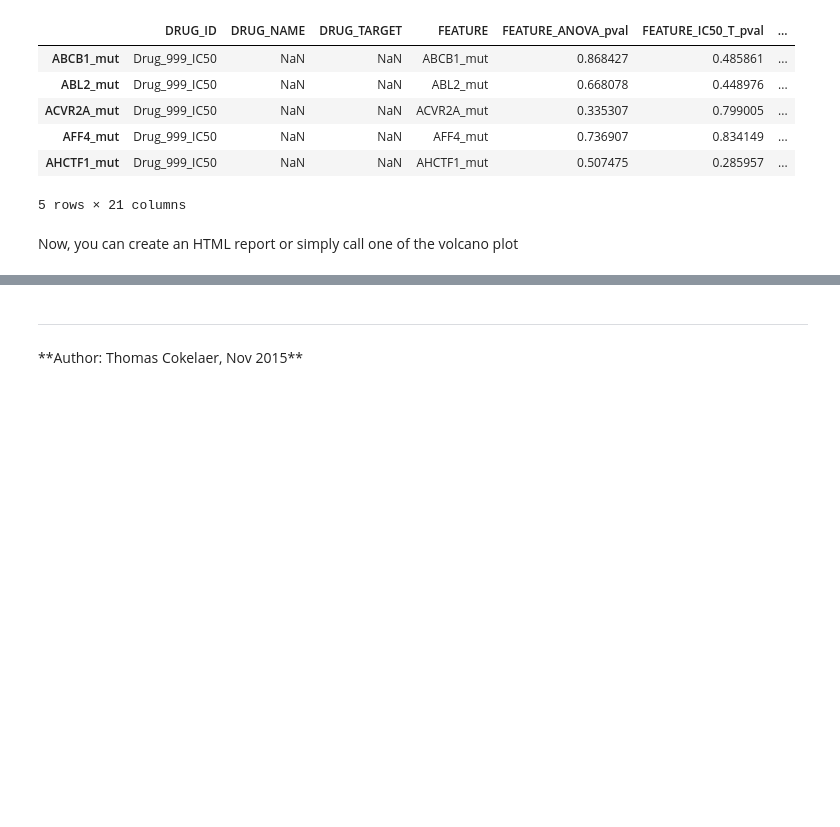
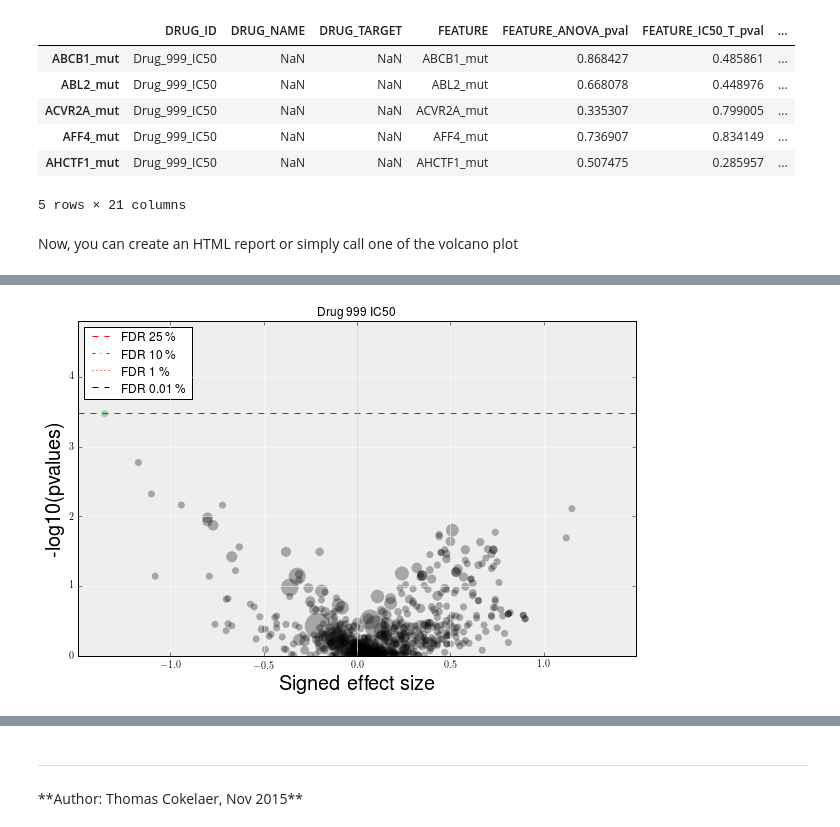
Before and after one commit to CancerRxGene/gdsctools, a Jupyter notebook: notebooks/3. One Drug Analysis.ipynb, the cells around one changed output, grey strips where cells are left out. Drawn from its saved outputs; the diff is of its cells as text; code cells hidden in the pictures; blank space fills up the shorter version.

```diff
--- a/notebooks/3. One Drug Analysis.ipynb
+++ b/notebooks/3. One Drug Analysis.ipynb
@@ -58,0 +45,8 @@ mpld3.display(v.current_fig)
+# %%
+# Currently, the matplotlib plot allows to click on a dot only in a put IPython shell.
+# This does not work in an ipython notebook. However, the javascript version works (see below)
+import mpld3
+mpld3.disable_notebook()
+v.volcano_plot_one_drug(drug_name)
+# %% [output]
+[figure, added]
```
Also changed, not shown: parts of 7 cells of this notebook, 2 other files.
